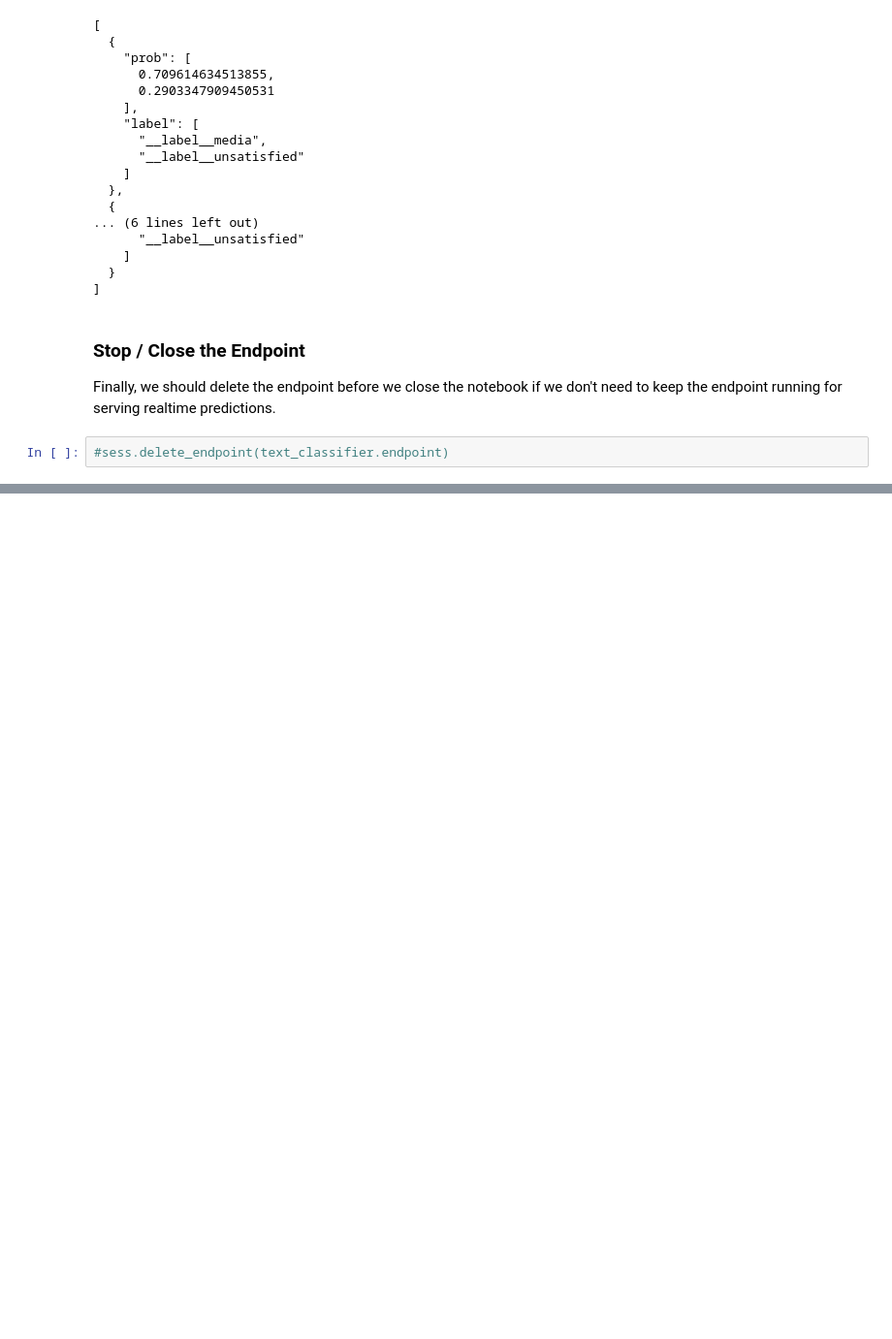
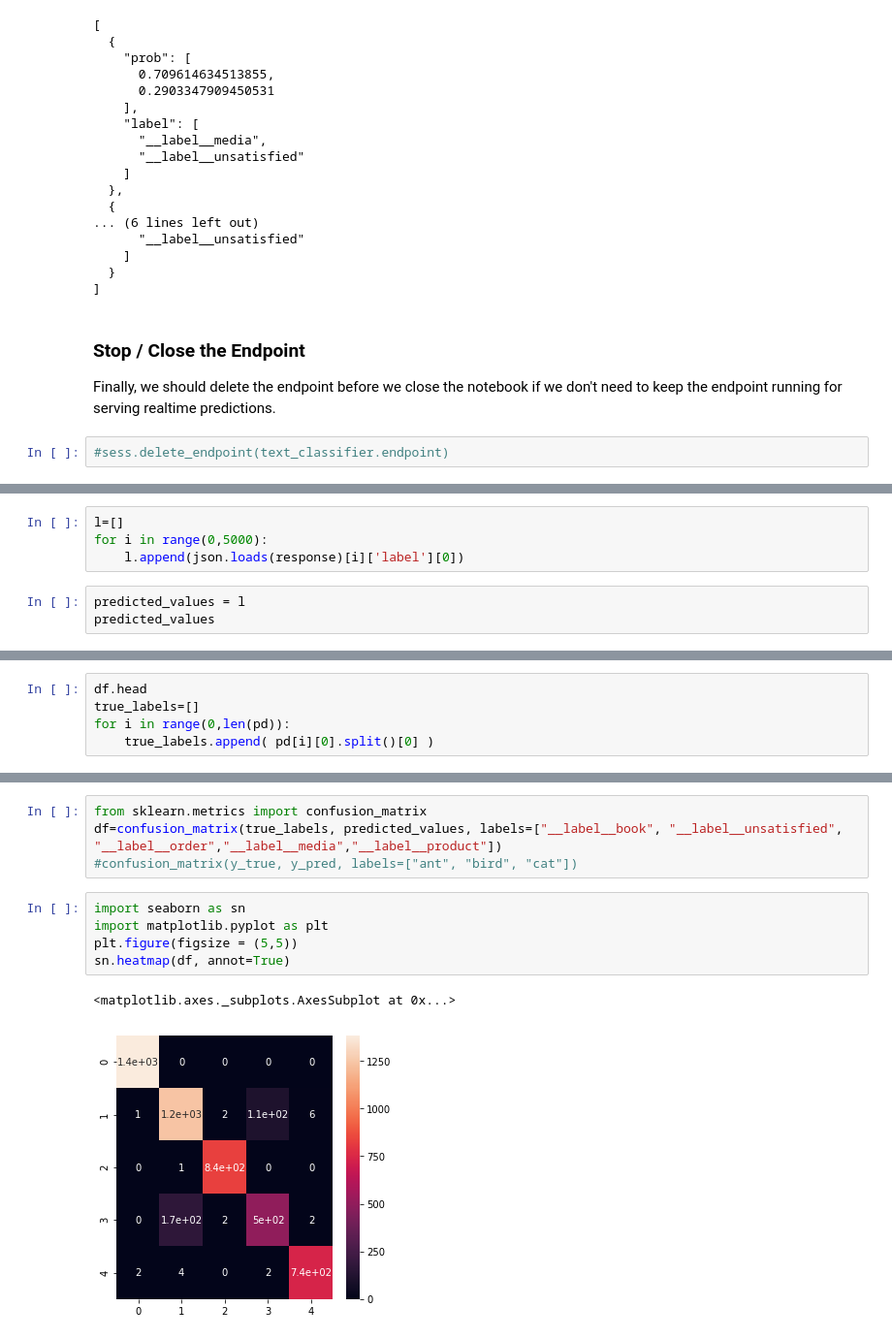
Before and after one commit to richameher/awsws-phdata-nlp, a Jupyter notebook: blazingtext_text_classification_reviews.ipynb, the cells around one changed output, grey strips where cells are left out. Shown at 97% size. Drawn from its saved outputs; the diff is of its cells as text; blank space fills up the shorter version.

Commit message:
added code produce confusion matrix

```diff
--- a/blazingtext_text_classification_reviews.ipynb
+++ b/blazingtext_text_classification_reviews.ipynb
@@ -285,0 +348,7 @@ Finally, we should delete the endpoint before we close the notebook if we don't
+# %%
+l=[]
+for i in range(0,5000):
+    l.append(json.loads(response)[i]['label'][0])
+# %%
+predicted_values = l
+predicted_values
@@ -285,0 +377,5 @@ Finally, we should delete the endpoint before we close the notebook if we don't
+# %%
+df.head
+true_labels=[]
+for i in range(0,len(pd)):
+    true_labels.append( pd[i][0].split()[0] )
@@ -285,0 +402,12 @@ Finally, we should delete the endpoint before we close the notebook if we don't
+# %%
+from sklearn.metrics import confusion_matrix
+df=confusion_matrix(true_labels, predicted_values, labels=["__label__book", "__label__unsatisfied", "__label__order","__label__media","__label__product"])
+#confusion_matrix(y_true, y_pred, labels=["ant", "bird", "cat"])
+# %%
+import seaborn as sn
+import matplotlib.pyplot as plt
+plt.figure(figsize = (5,5))
+sn.heatmap(df, annot=True)
+# %% [output]
+<matplotlib.axes._subplots.AxesSubplot at 0x...>
+[figure, added]
```
Also changed, not shown: parts of 5 cells of this notebook.
